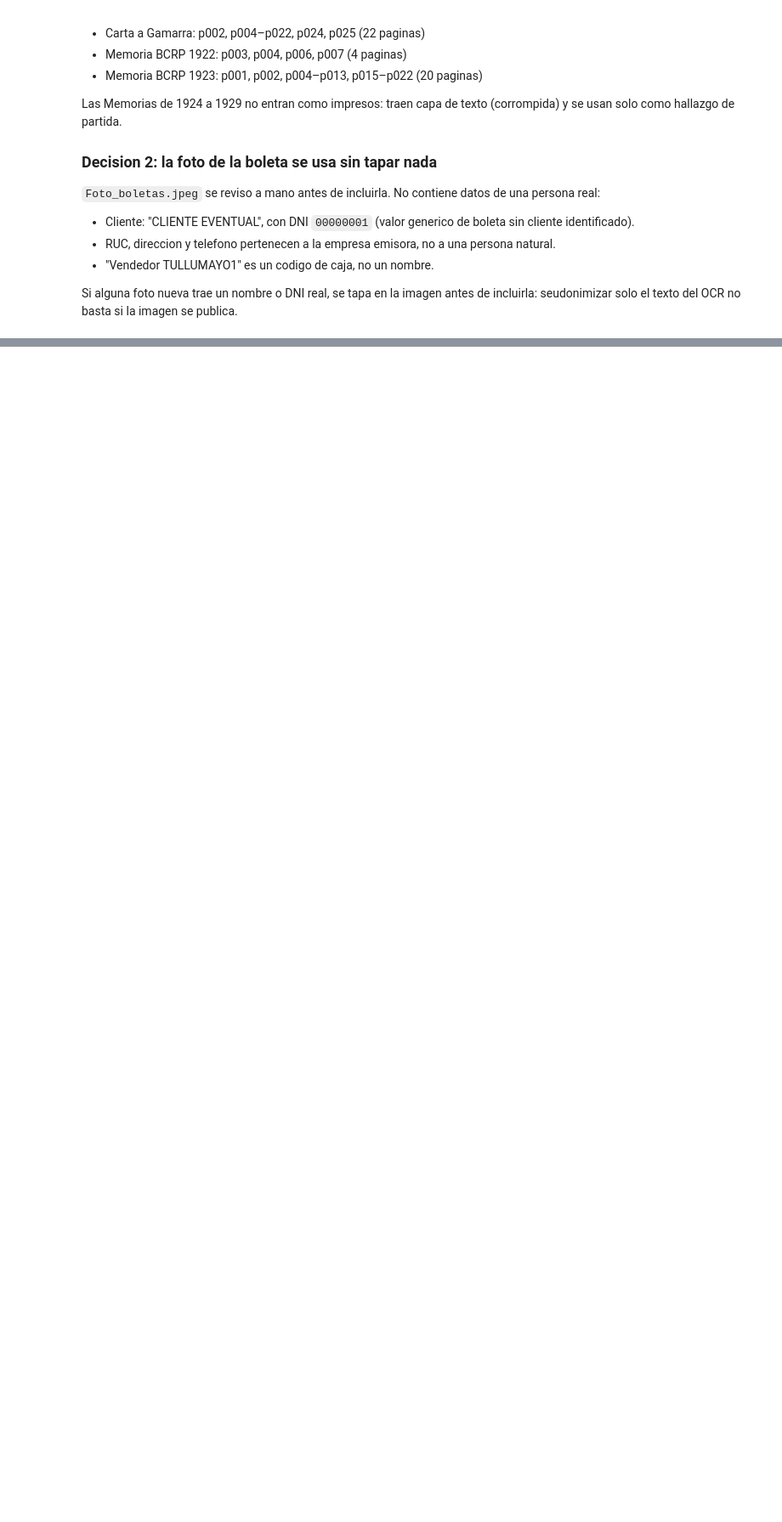
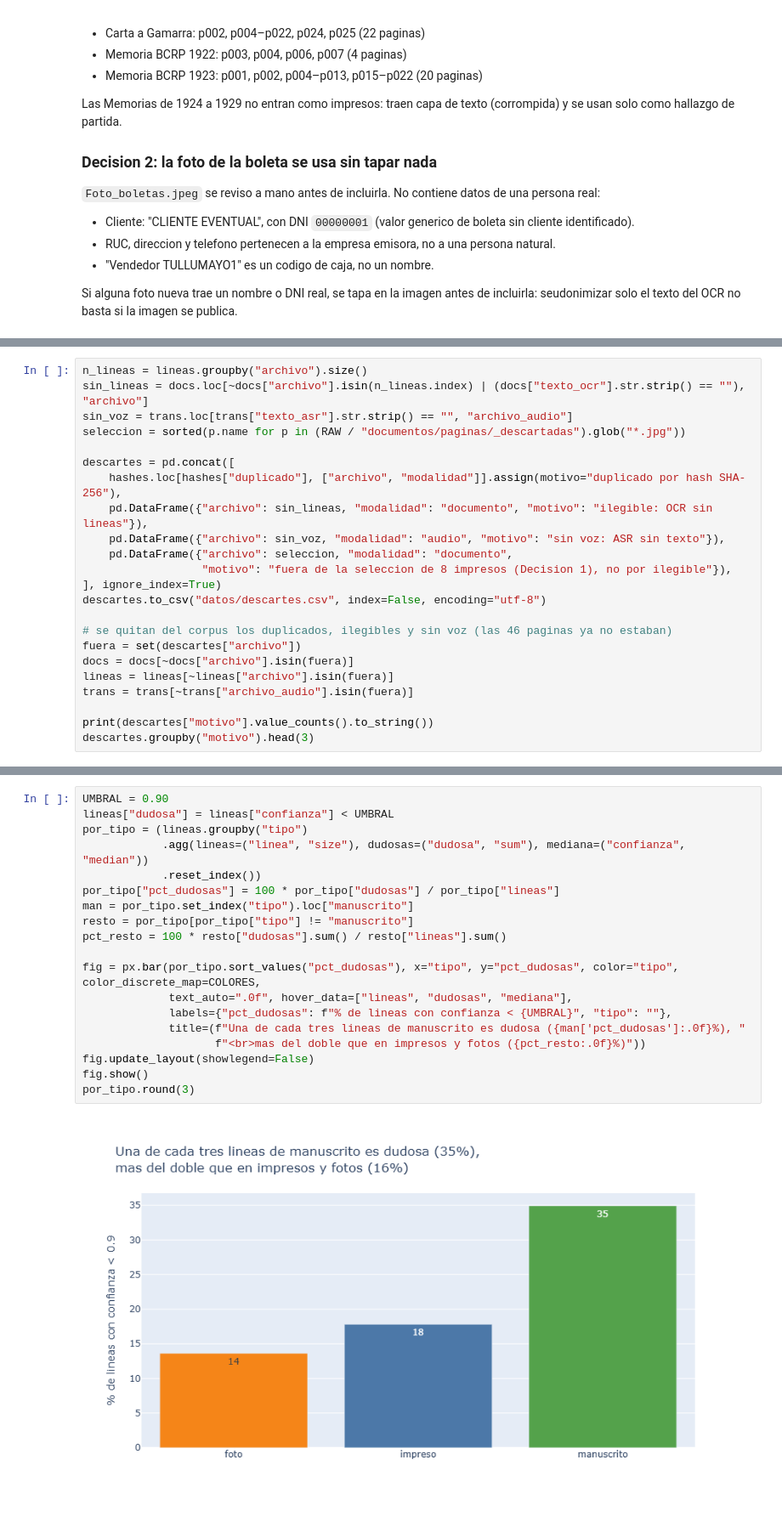
Before and after one commit to gabriela-pozo/Cursos, a Jupyter notebook: tarea_2/01_extraccion.ipynb, the cells around one changed output, grey strips where cells are left out. Shown at 85% size. Saved outputs shown, nothing was run; the diff lists cells and outputs as text; blank space fills up the shorter version.

```diff
--- a/tarea_2/01_extraccion.ipynb
+++ b/tarea_2/01_extraccion.ipynb
@@ -60,0 +351,23 @@ seudonimizar solo el texto del OCR no basta si la imagen se publica.
+# %%
+n_lineas = lineas.groupby("archivo").size()
+sin_lineas = docs.loc[~docs["archivo"].isin(n_lineas.index) | (docs["texto_ocr"].str.strip() == ""), "archivo"]
+sin_voz = trans.loc[trans["texto_asr"].str.strip() == "", "archivo_audio"]
+seleccion = sorted(p.name for p in (RAW / "documentos/paginas/_descartadas").glob("*.jpg"))
+
+descartes = pd.concat([
+    hashes.loc[hashes["duplicado"], ["archivo", "modalidad"]].assign(motivo="duplicado por hash SHA-256"),
+    pd.DataFrame({"archivo": sin_lineas, "modalidad": "documento", "motivo": "ilegible: OCR sin lineas"}),
+    pd.DataFrame({"archivo": sin_voz, "modalidad": "audio", "motivo": "sin voz: ASR sin texto"}),
+    pd.DataFrame({"archivo": seleccion, "modalidad": "documento",
+                  "motivo": "fuera de la seleccion de 8 impresos (Decision 1), no por ilegible"}),
+], ignore_index=True)
+descartes.to_csv("datos/descartes.csv", index=False, encoding="utf-8")
+
+# se quitan del corpus los duplicados, ilegibles y sin voz (las 46 paginas ya no estaban)
+fuera = set(descartes["archivo"])
+docs = docs[~docs["archivo"].isin(fuera)]
+lineas = lineas[~lineas["archivo"].isin(fuera)]
+trans = trans[~trans["archivo_audio"].isin(fuera)]
+
+print(descartes["motivo"].value_counts().to_string())
+descartes.groupby("motivo").head(3)
@@ -60,0 +412,21 @@ seudonimizar solo el texto del OCR no basta si la imagen se publica.
+# %%
+UMBRAL = 0.90
+lineas["dudosa"] = lineas["confianza"] < UMBRAL
+por_tipo = (lineas.groupby("tipo")
+            .agg(lineas=("linea", "size"), dudosas=("dudosa", "sum"), mediana=("confianza", "median"))
+            .reset_index())
+por_tipo["pct_dudosas"] = 100 * por_tipo["dudosas"] / por_tipo["lineas"]
+man = por_tipo.set_index("tipo").loc["manuscrito"]
+resto = por_tipo[por_tipo["tipo"] != "manuscrito"]
+pct_resto = 100 * resto["dudosas"].sum() / resto["lineas"].sum()
+
+fig = px.bar(por_tipo.sort_values("pct_dudosas"), x="tipo", y="pct_dudosas", color="tipo", color_discrete_map=COLORES,
+             text_auto=".0f", hover_data=["lineas", "dudosas", "mediana"],
+             labels={"pct_dudosas": f"% de lineas con confianza < {UMBRAL}", "tipo": ""},
+             title=(f"Una de cada tres lineas de manuscrito es dudosa ({man['pct_dudosas']:.0f}%), "
+                    f"<br>mas del doble que en impresos y fotos ({pct_resto:.0f}%)"))
+fig.update_layout(showlegend=False)
+fig.show()
+por_tipo.round(3)
+# %% [output]
+[figure, added]
```
Also changed, not shown: parts of 23 cells of this notebook, 9 other files.
